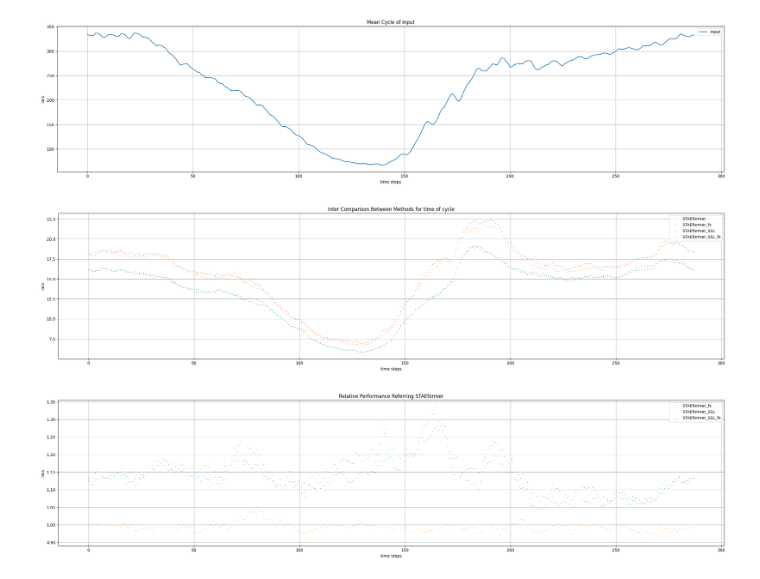
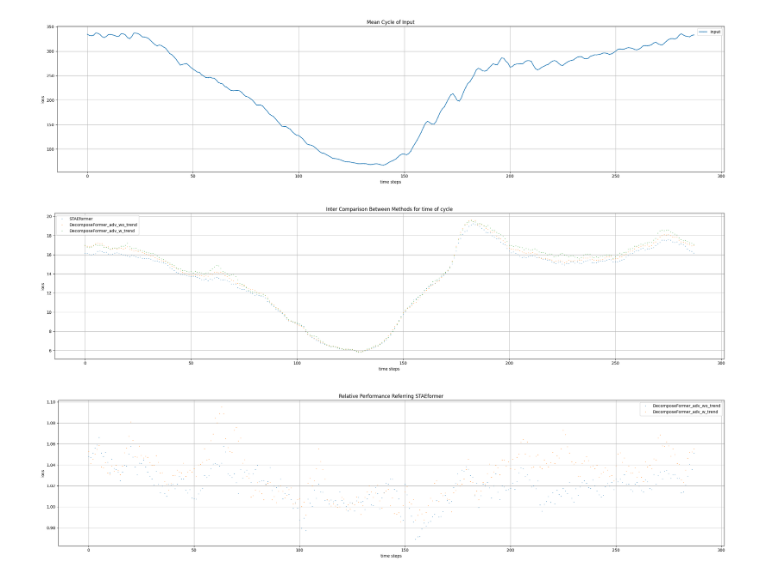
Before and after one commit to Dench991228/BasicTSD, a Jupyter notebook: basicts/visualize_mae_cycle_distri.ipynb, the cells around one changed output. Saved outputs shown, nothing was run; the diff lists cells and outputs as text; code cells hidden in the pictures.

```diff
--- a/basicts/visualize_mae_cycle_distri.ipynb
+++ b/basicts/visualize_mae_cycle_distri.ipynb
@@ -30,38 +30,37 @@ def visualize_mae_cycle_distri(method_result_files: List[str],
     inputs_cycle = np.mean(inputs_cycle, axis=0)
     plot_line(title="Mean Cycle of Input",
               x=[i for i in range(cycle_timestamps)], ys=[inputs_cycle],
               y_names=["input"], no_line=False)
     plot_line(title="Inter Comparison Between Methods for time of cycle",
               x=[i for i in range(cycle_timestamps)], ys=mae_grouped_by_time_of_cycle,
               y_names=method_names, no_line=True)
     relative_mae_grouped_by_time_of_cycle = []
     relative_names = []
     for idx, (mae, name) in enumerate(zip(mae_grouped_by_time_of_cycle, method_names)):
         if idx != referred_id:
             relative_mae_grouped_by_time_of_cycle.append(mae / mae_grouped_by_time_of_cycle[referred_id])
             relative_names.append(name)
     plot_line(title=f"Relative Performance Referring {method_names[referred_id]}",
             x=[i for i in range(cycle_timestamps)], ys=relative_mae_grouped_by_time_of_cycle,
             y_names=relative_names, no_line=True)
 
 # 预测文件
 prediction_files = [
     "../checkpoints/STAEformer/PEMS08_100_12_12/70ceb2d1dd84b5dc181774f2d16a14c1/test_results.npz",
-    "../checkpoints/STAEformer/PEMS08_100_12_12/5154b76a28d37361e94e849708bf6584/test_results.npz",
-    "../checkpoints/STAEformer_SSL/PEMS08_100_12_12/ec5b5664aa4430d0d0c4f91673ef85c6/test_results.npz",
-    "../checkpoints/STAEformer_SSL/PEMS08_100_12_12/a4c78e002fd407ebeb86435d91606391/test_results.npz",
+    "../checkpoints/DecomposeFormer_adv/PEMS08_100_12_12/fc509da57ff63c9b7492a6400a462d21/test_results.npz",
+    "../checkpoints/DecomposeFormer_adv/PEMS08_100_12_12/34ed01a5e1c330d3aca969e23e6d2d51/test_results.npz",
+
 ]
 # 方法名称
 method_names = [
     "STAEformer",
-    "STAEformer_fs",
-    "STAEformer_SSL",
-    "STAEformer_SSL_fs"
+    "DecomposeFormer_adv_wo_trend",
+    "DecomposeFormer_adv_w_trend",
 ]
 # 时间步
 cts = 288
 visualize_mae_cycle_distri(prediction_files, method_names, cts, 0)
 # %% [output]
 [figure]
-[figure, old version]
+[figure, new version]
-[figure, old version]
+[figure, new version]
```
Also changed, not shown: 7 other files.
